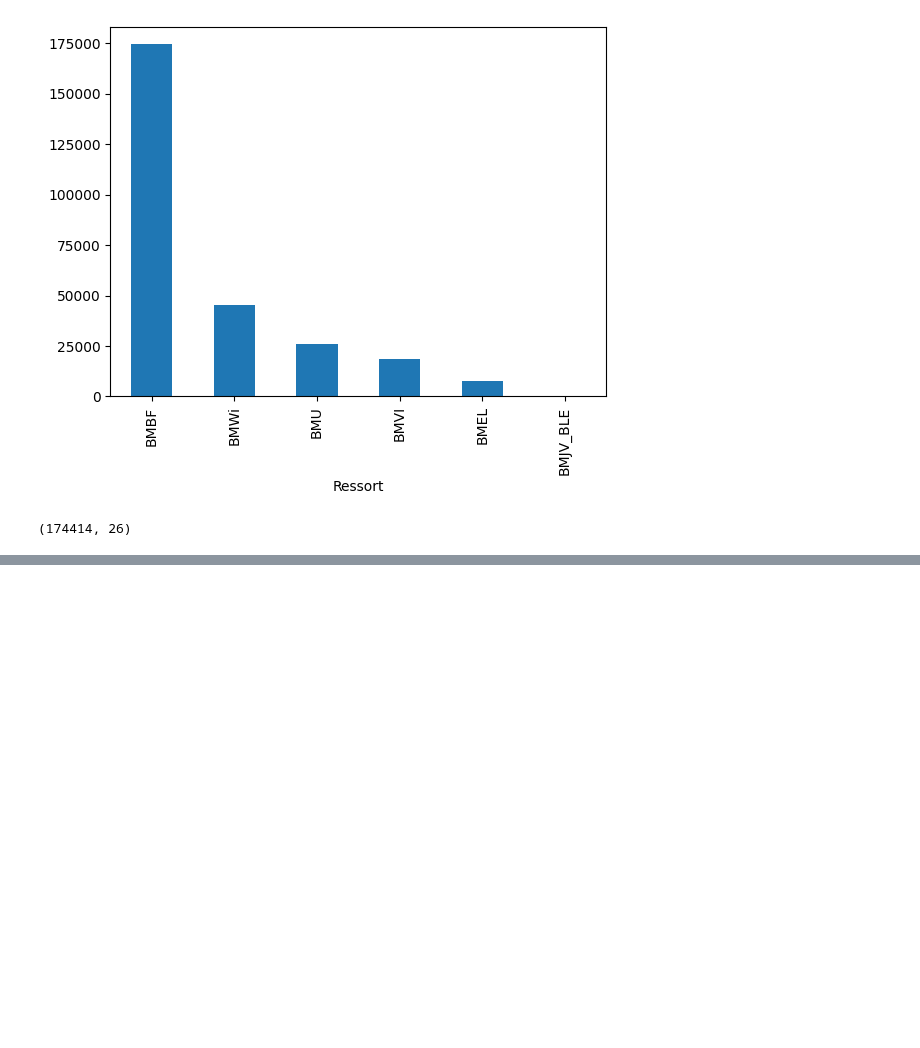
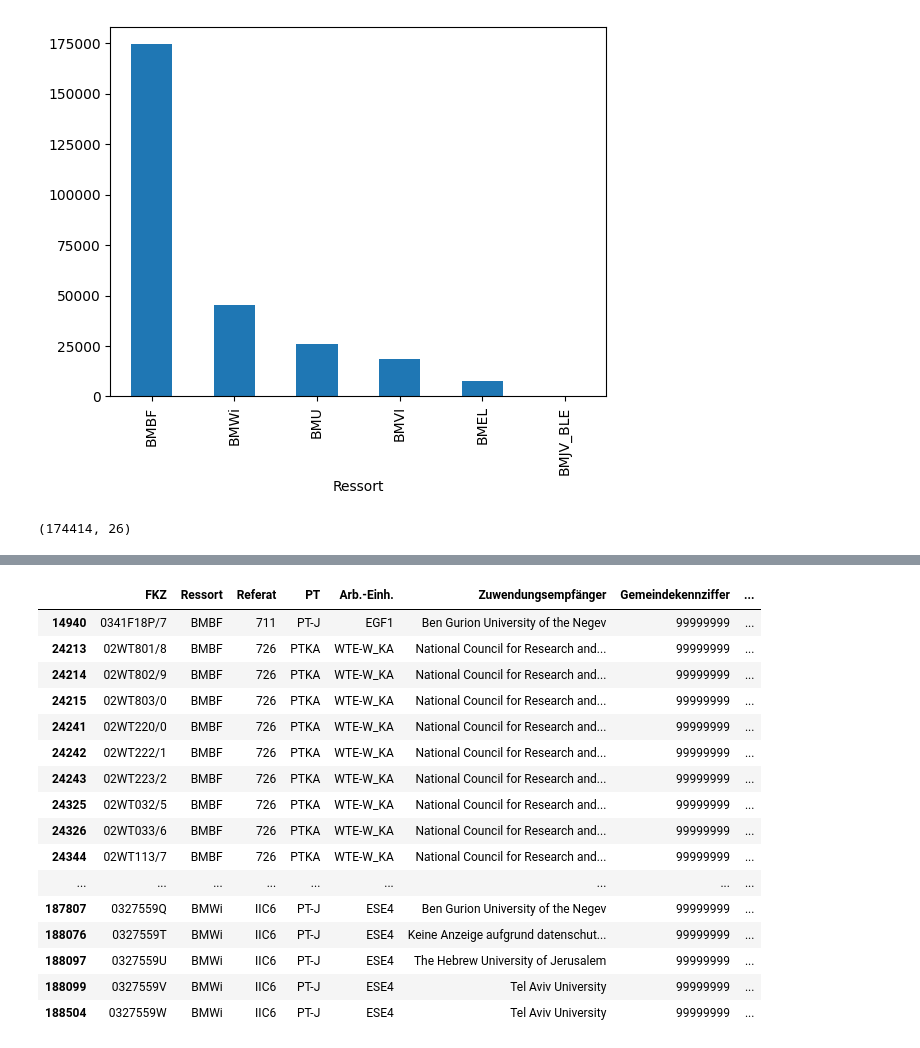
Before and after one commit to isaacduong/BMBF, a Jupyter notebook: eda/BMBF_eda (1. notebook).ipynb, the cells around one changed output, grey strips where cells are left out. Saved outputs shown, nothing was run; the diff lists cells and outputs as text; code cells hidden in the pictures; blank space fills up the shorter version.

```diff
--- a/eda/BMBF_eda (1. notebook).ipynb
+++ b/eda/BMBF_eda (1. notebook).ipynb
@@ -110,0 +147,4 @@ BMBF[BMBF["Ressort"] == "BMBF"].shape
+# %%
+BMBF_Israel = BMBF[BMBF["Staat"]=="Israel"]
+BMBF_Israel["lang"] = BMBF_Israel.loc[BMBF_Israel["Staat"]=="Israel","Thema"].apply(detect_language)
+BMBF_Israel[BMBF_Israel["lang"]=="en"].shape
@@ -110,0 +158,20 @@ BMBF[BMBF["Ressort"] == "BMBF"].shape
+# %%
+BMBF_Israel[BMBF_Israel["lang"]=="en"]
+# %% [output]
+|  | FKZ | Ressort | Referat | PT | Arb.-Einh. | Zuwendungsempfänger | Gemeindekennziffer | ... |
+| 14940 | 0341F18P/7 | BMBF | 711 | PT-J | EGF1 | Ben Gurion University of the Negev | 99999999 | ... |
+| 24213 | 02WT801/8 | BMBF | 726 | PTKA | WTE-W_KA | National Council for Research and... | 99999999 | ... |
+| 24214 | 02WT802/9 | BMBF | 726 | PTKA | WTE-W_KA | National Council for Research and... | 99999999 | ... |
+| 24215 | 02WT803/0 | BMBF | 726 | PTKA | WTE-W_KA | National Council for Research and... | 99999999 | ... |
+| 24241 | 02WT220/0 | BMBF | 726 | PTKA | WTE-W_KA | National Council for Research and... | 99999999 | ... |
+| 24242 | 02WT222/1 | BMBF | 726 | PTKA | WTE-W_KA | National Council for Research and... | 99999999 | ... |
+| 24243 | 02WT223/2 | BMBF | 726 | PTKA | WTE-W_KA | National Council for Research and... | 99999999 | ... |
+| 24325 | 02WT032/5 | BMBF | 726 | PTKA | WTE-W_KA | National Council for Research and... | 99999999 | ... |
+| 24326 | 02WT033/6 | BMBF | 726 | PTKA | WTE-W_KA | National Council for Research and... | 99999999 | ... |
+| 24344 | 02WT113/7 | BMBF | 726 | PTKA | WTE-W_KA | National Council for Research and... | 99999999 | ... |
+| ... | ... | ... | ... | ... | ... | ... | ... | ... |
+| 187807 | 0327559Q | BMWi | IIC6 | PT-J | ESE4 | Ben Gurion University of the Negev | 99999999 | ... |
+| 188076 | 0327559T | BMWi | IIC6 | PT-J | ESE4 | Keine Anzeige aufgrund datenschut... | 99999999 | ... |
+| 188097 | 0327559U | BMWi | IIC6 | PT-J | ESE4 | The Hebrew University of Jerusalem | 99999999 | ... |
+| 188099 | 0327559V | BMWi | IIC6 | PT-J | ESE4 | Tel Aviv University | 99999999 | ... |
+| 188504 | 0327559W | BMWi | IIC6 | PT-J | ESE4 | Tel Aviv University | 99999999 | ... |
```
Also changed, not shown: parts of 7 cells of this notebook, 7 other files.
